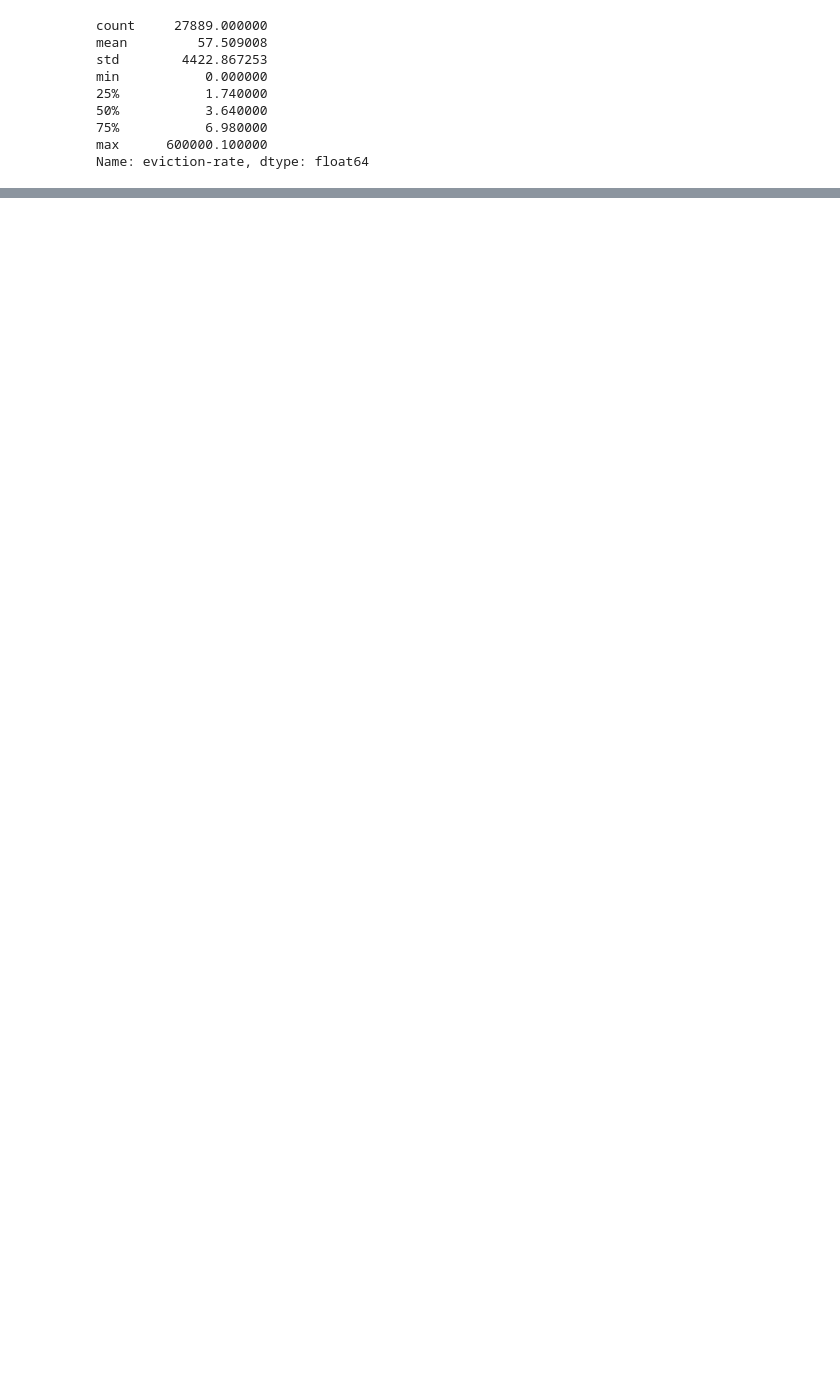
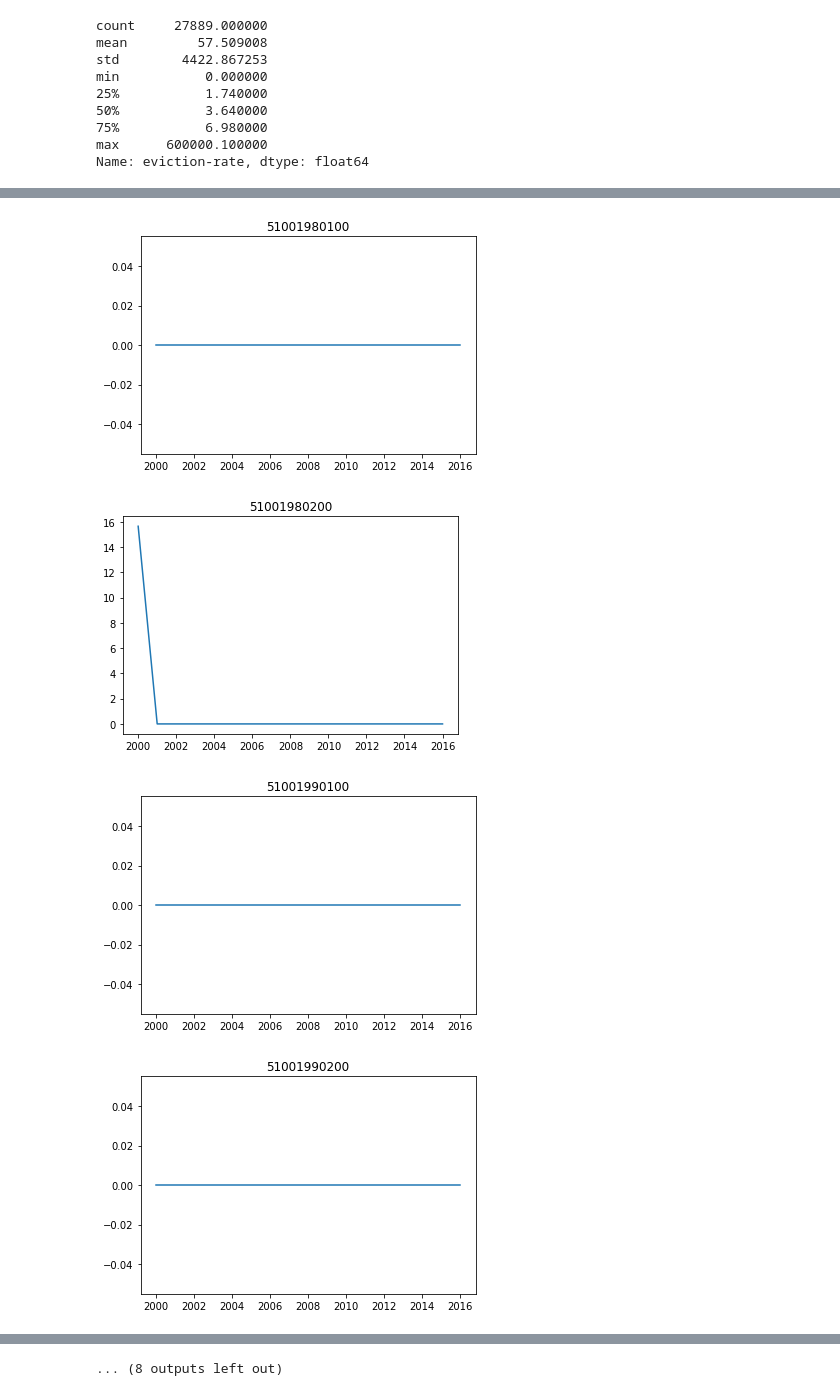
Before and after one commit to jamjensen/eviction-va, a Jupyter notebook: data-exploration.ipynb, the cells around one changed output, grey strips where cells are left out. Drawn from its saved outputs; the diff is of its cells as text; code cells hidden in the pictures; blank space fills up the shorter version.

```diff
--- a/data-exploration.ipynb
+++ b/data-exploration.ipynb
@@ -144,0 +75,13 @@ Name: name, Length: 1418, dtype: int64
+# %%
+GEOIDS = df[df['eviction-rate'] == 0].GEOID.unique()
+
+for x in GEOIDS[:20]:
+    tst = df[df['GEOID'] == x]
+    plt.figure()
+    plt.plot(tst['year'], tst['eviction-rate'])
+    plt.title(x)
+# %% [output]
+[figure, added]
+[figure, added]
+[figure, added]
+[figure, added]
@@ -144,0 +96 @@ Name: name, Length: 1418, dtype: int64
+... (8 outputs left out)
```
Also changed, not shown: parts of 16 cells of this notebook.
